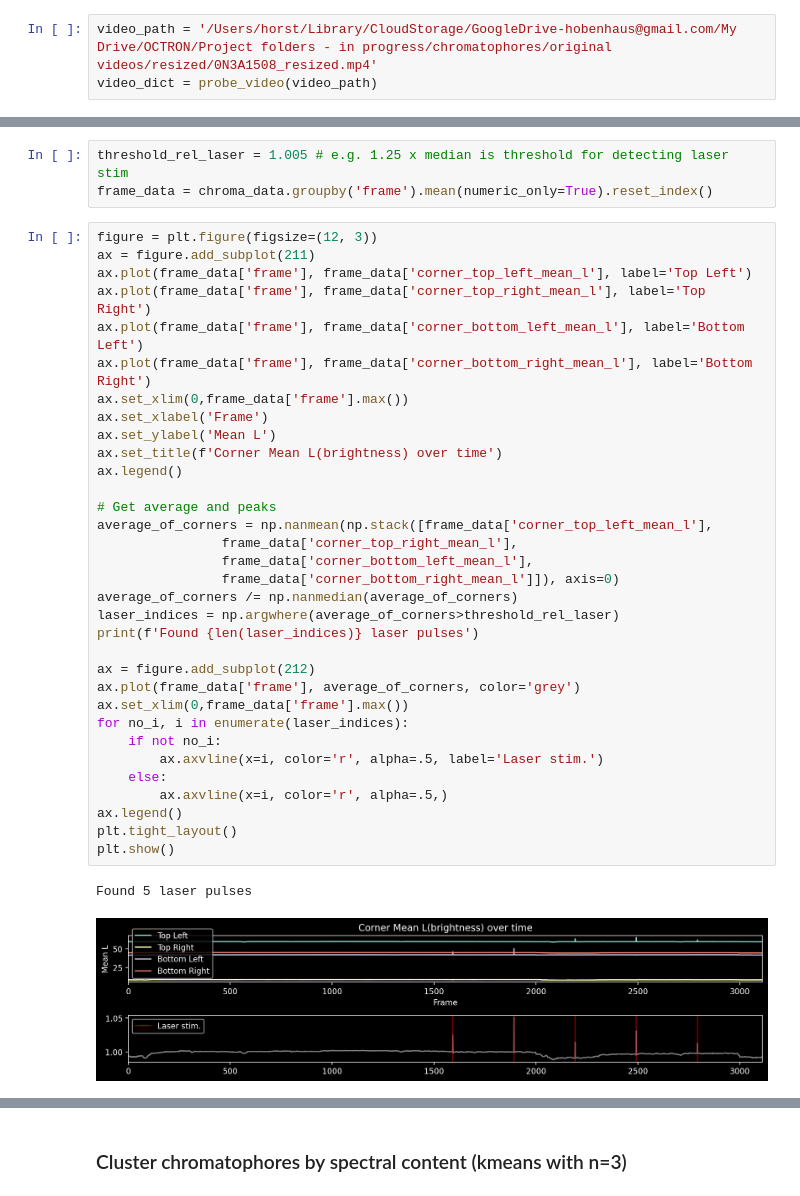
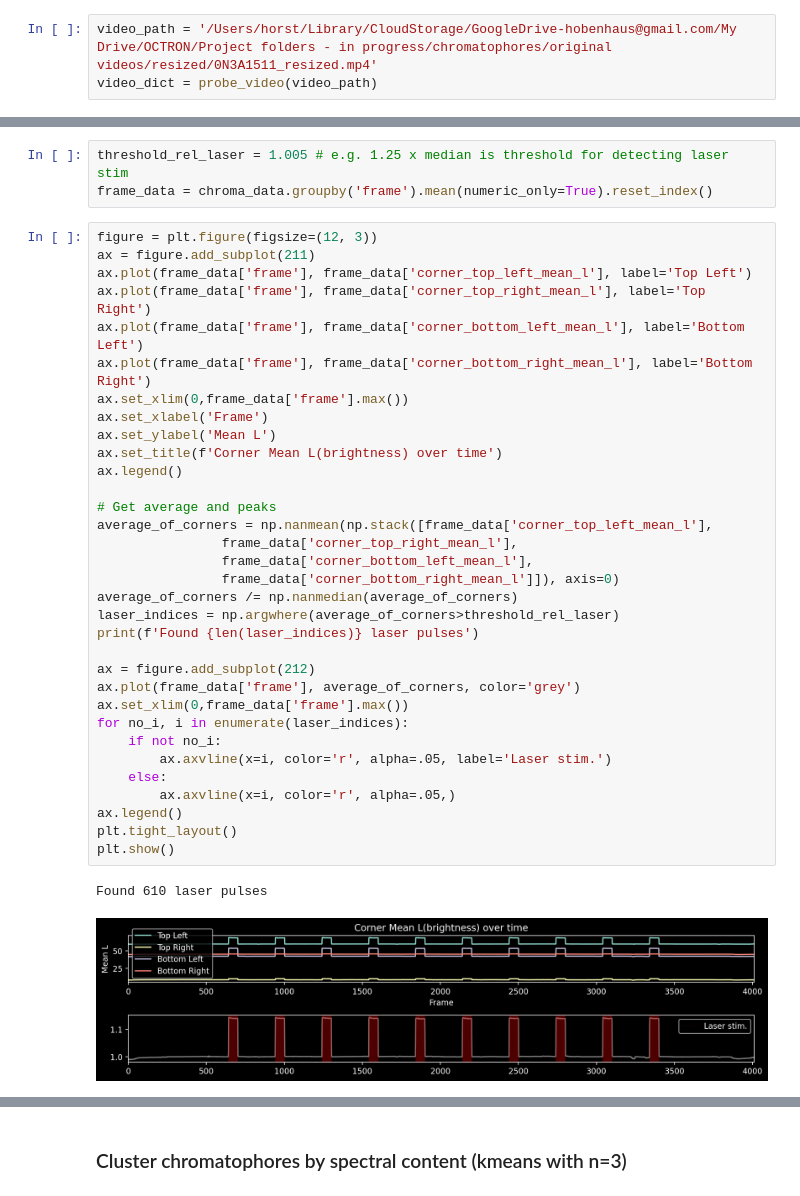
Before and after one commit to horsto/chroma, a Jupyter notebook: code/load_data.ipynb, the cells around one changed output, grey strips where cells are left out. Drawn from its saved outputs; the diff is of its cells as text.

```diff
--- a/code/load_data.ipynb
+++ b/code/load_data.ipynb
@@ -16,4 +24,4 @@ from octron.sam2_octron.helpers.video_loader import probe_video # This will fail
 # %%
-video_path = '/Users/horst/Library/CloudStorage/GoogleDrive-hobenhaus@gmail.com/My Drive/OCTRON/Project folders - in progress/chromatophores/original videos/resized/0N3A1508_resized.mp4'
+video_path = '/Users/horst/Library/CloudStorage/GoogleDrive-hobenhaus@gmail.com/My Drive/OCTRON/Project folders - in progress/chromatophores/original videos/resized/0N3A1511_resized.mp4'
 video_dict = probe_video(video_path)
 # %% [output]
@@ -128,34 +110,34 @@ figure = plt.figure(figsize=(12, 3))
 ax = figure.add_subplot(211)
 ax.plot(frame_data['frame'], frame_data['corner_top_left_mean_l'], label='Top Left')
 ax.plot(frame_data['frame'], frame_data['corner_top_right_mean_l'], label='Top Right')
 ax.plot(frame_data['frame'], frame_data['corner_bottom_left_mean_l'], label='Bottom Left')
 ax.plot(frame_data['frame'], frame_data['corner_bottom_right_mean_l'], label='Bottom Right')
 ax.set_xlim(0,frame_data['frame'].max())
 ax.set_xlabel('Frame')
 ax.set_ylabel('Mean L')
 ax.set_title(f'Corner Mean L(brightness) over time')
 ax.legend()
 
 # Get average and peaks
 average_of_corners = np.nanmean(np.stack([frame_data['corner_top_left_mean_l'],
                 frame_data['corner_top_right_mean_l'],
                 frame_data['corner_bottom_left_mean_l'],
                 frame_data['corner_bottom_right_mean_l']]), axis=0)
 average_of_corners /= np.nanmedian(average_of_corners)
 laser_indices = np.argwhere(average_of_corners>threshold_rel_laser)
 print(f'Found {len(laser_indices)} laser pulses')
 
 ax = figure.add_subplot(212)
 ax.plot(frame_data['frame'], average_of_corners, color='grey')
 ax.set_xlim(0,frame_data['frame'].max())
 for no_i, i in enumerate(laser_indices):
     if not no_i:
-        ax.axvline(x=i, color='r', alpha=.5, label='Laser stim.')
+        ax.axvline(x=i, color='r', alpha=.05, label='Laser stim.')
     else:
-        ax.axvline(x=i, color='r', alpha=.5,)
+        ax.axvline(x=i, color='r', alpha=.05,)
 ax.legend()
 plt.tight_layout()
 plt.show()
 # %% [output]
-Found 5 laser pulses
+Found 610 laser pulses
-[figure, old version]
+[figure, new version]
```
Also changed, not shown: parts of 12 cells of this notebook.
